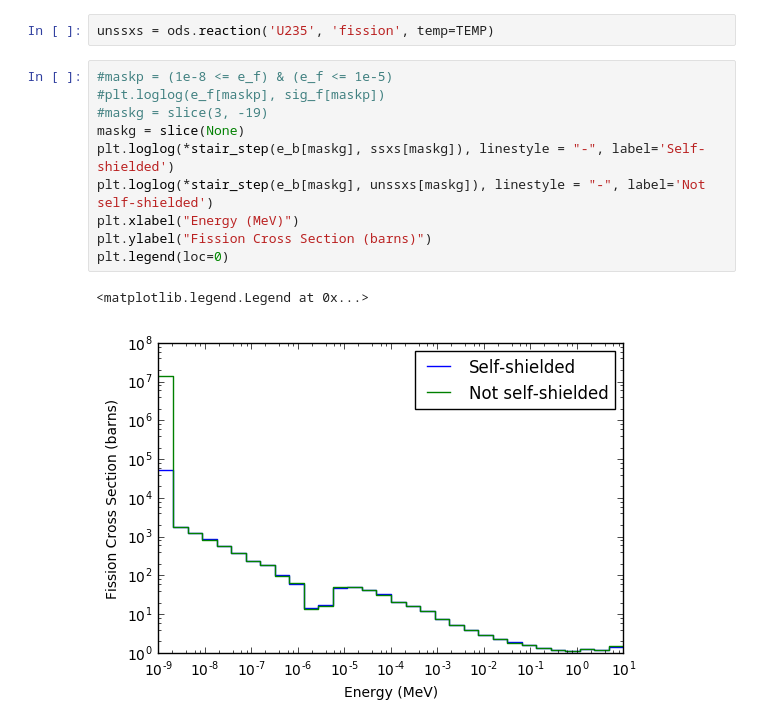
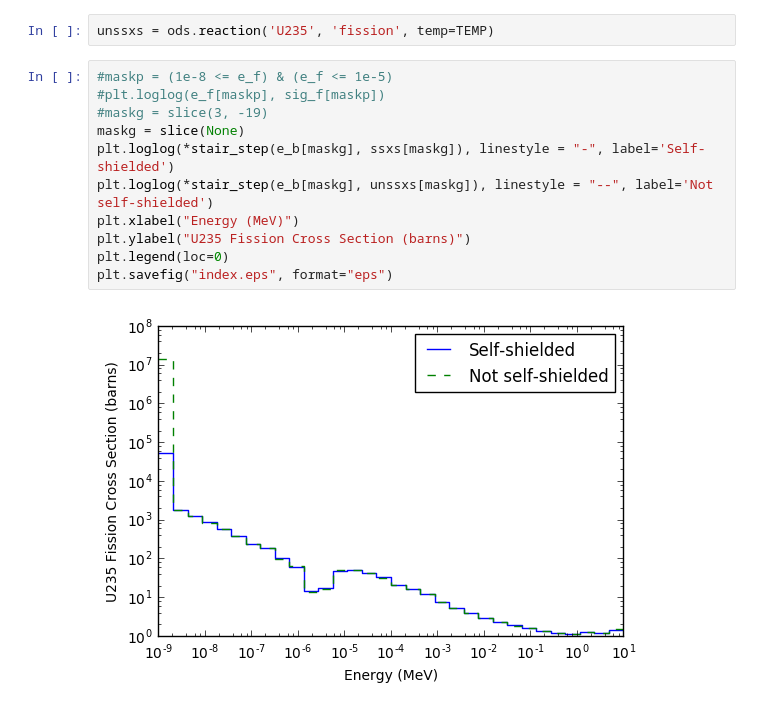
Before and after one commit to scopatz/XSgen-Paper, a Jupyter notebook: class data/weighted-xs.ipynb, the cells around one changed output. Drawn from its saved outputs; the diff is of its cells as text.

```diff
--- a/class data/weighted-xs.ipynb
+++ b/class data/weighted-xs.ipynb
@@ -72,13 +72,13 @@ unssxs = ods.reaction('U235', 'fission', temp=TEMP)
 # %%
 #maskp = (1e-8 <= e_f) & (e_f <= 1e-5)
 #plt.loglog(e_f[maskp], sig_f[maskp])
 #maskg = slice(3, -19)
 maskg = slice(None)
 plt.loglog(*stair_step(e_b[maskg], ssxs[maskg]), linestyle = "-", label='Self-shielded')
-plt.loglog(*stair_step(e_b[maskg], unssxs[maskg]), linestyle = "-", label='Not self-shielded')
+plt.loglog(*stair_step(e_b[maskg], unssxs[maskg]), linestyle = "--", label='Not self-shielded')
 plt.xlabel("Energy (MeV)")
-plt.ylabel("Fission Cross Section (barns)")
+plt.ylabel("U235 Fission Cross Section (barns)")
 plt.legend(loc=0)
+plt.savefig("index.eps", format="eps")
 # %% [output]
-<matplotlib.legend.Legend at 0x...>
-[figure, old version]
+[figure, new version]
```
Also changed, not shown: 4 other files.
